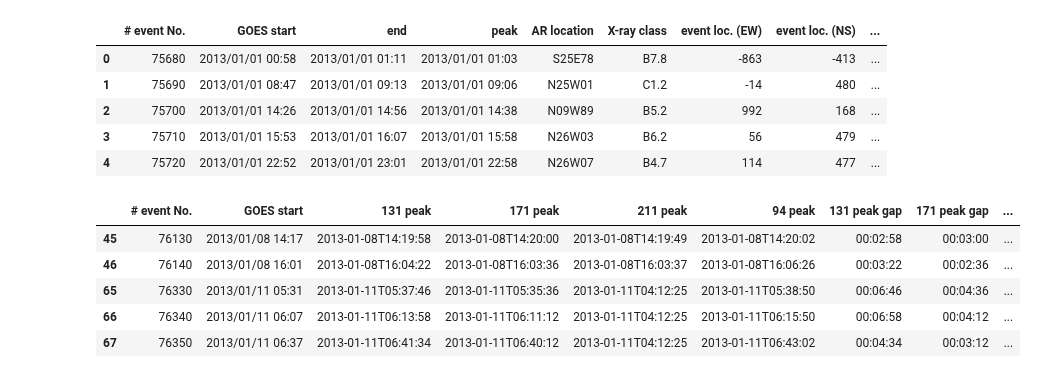
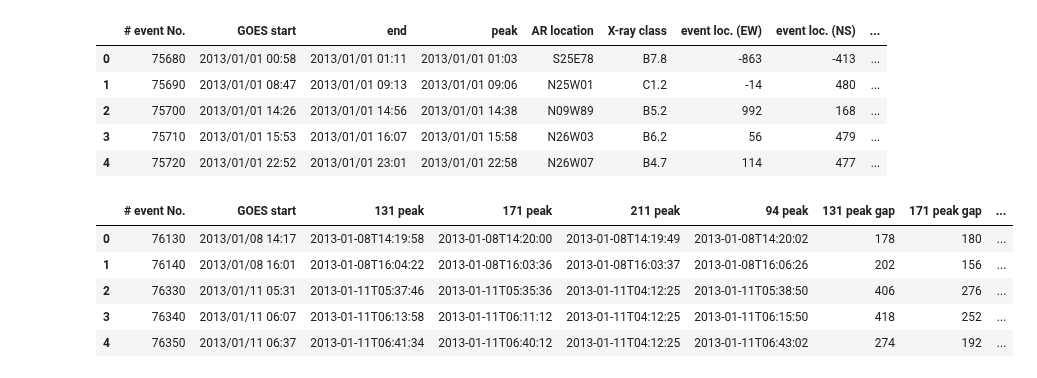
Before and after one commit to Nschanche/Flare_peaks, a Jupyter notebook: flare_project.ipynb, the cells around one changed output. Saved outputs shown, nothing was run; the diff lists cells and outputs as text; code cells hidden in the pictures.

Commit message:
Calculate time difference as seconds.

```diff
--- a/flare_project.ipynb
+++ b/flare_project.ipynb
@@ -631,21 +631,25 @@ merged_flare_data.head()
 # %%
 peaks = merged_flare_data[['# event No.','GOES start','131 peak','171 peak','211 peak','94 peak']]
 
 peaks131Filtered = peaks[merged_flare_data['131 peak'] <> '']
 peaks171Filtered = peaks131Filtered[merged_flare_data['171 peak'] <> '']
 peaks211Filtered = peaks171Filtered[merged_flare_data['211 peak'] <> '']
 peaksFiltered = peaks211Filtered[merged_flare_data['94 peak'] <> '']
 
-peaksFiltered['131 peak gap'] = pd.to_datetime(peaksFiltered['131 peak']) - pd.to_datetime(peaksFiltered['GOES start'])
-peaksFiltered['171 peak gap'] = pd.to_datetime(peaksFiltered['171 peak']) - pd.to_datetime(peaksFiltered['GOES start'])
-peaksFiltered['211 peak gap'] = pd.to_datetime(peaksFiltered['211 peak']) - pd.to_datetime(peaksFiltered['GOES start'])
-peaksFiltered['94 peak gap'] = pd.to_datetime(peaksFiltered['94 peak']) - pd.to_datetime(peaksFiltered['GOES start'])
+def seconds_between(start, end):
+    return (pd.to_datetime(start) - pd.to_datetime(end)).apply(lambda x: x / np.timedelta64(1, 's'))
 
+peaksFiltered['131 peak gap'] = seconds_between(peaksFiltered['131 peak'], peaksFiltered['GOES start'])
+peaksFiltered['171 peak gap'] = seconds_between(peaksFiltered['171 peak'], peaksFiltered['GOES start'])
+peaksFiltered['211 peak gap'] = seconds_between(peaksFiltered['211 peak'], peaksFiltered['GOES start'])
+peaksFiltered['94 peak gap'] = seconds_between(peaksFiltered['94 peak'], peaksFiltered['GOES start'])
+
+peaksFiltered.reset_index(inplace=True, drop=True)
 peaksFiltered.head()
 # %% [output]
 |  | # event No. | GOES start | 131 peak | 171 peak | 211 peak | 94 peak | 131 peak gap | 171 peak gap | ... |
-| 45 | 76130 | 2013/01/08 14:17 | 2013-01-08T14:19:58 | 2013-01-08T14:20:00 | 2013-01-08T14:19:49 | 2013-01-08T14:20:02 | 00:02:58 | 00:03:00 | ... |
-| 46 | 76140 | 2013/01/08 16:01 | 2013-01-08T16:04:22 | 2013-01-08T16:03:36 | 2013-01-08T16:03:37 | 2013-01-08T16:06:26 | 00:03:22 | 00:02:36 | ... |
-| 65 | 76330 | 2013/01/11 05:31 | 2013-01-11T05:37:46 | 2013-01-11T05:35:36 | 2013-01-11T04:12:25 | 2013-01-11T05:38:50 | 00:06:46 | 00:04:36 | ... |
-| 66 | 76340 | 2013/01/11 06:07 | 2013-01-11T06:13:58 | 2013-01-11T06:11:12 | 2013-01-11T04:12:25 | 2013-01-11T06:15:50 | 00:06:58 | 00:04:12 | ... |
-| 67 | 76350 | 2013/01/11 06:37 | 2013-01-11T06:41:34 | 2013-01-11T06:40:12 | 2013-01-11T04:12:25 | 2013-01-11T06:43:02 | 00:04:34 | 00:03:12 | ... |
+| 0 | 76130 | 2013/01/08 14:17 | 2013-01-08T14:19:58 | 2013-01-08T14:20:00 | 2013-01-08T14:19:49 | 2013-01-08T14:20:02 | 178 | 180 | ... |
+| 1 | 76140 | 2013/01/08 16:01 | 2013-01-08T16:04:22 | 2013-01-08T16:03:36 | 2013-01-08T16:03:37 | 2013-01-08T16:06:26 | 202 | 156 | ... |
+| 2 | 76330 | 2013/01/11 05:31 | 2013-01-11T05:37:46 | 2013-01-11T05:35:36 | 2013-01-11T04:12:25 | 2013-01-11T05:38:50 | 406 | 276 | ... |
+| 3 | 76340 | 2013/01/11 06:07 | 2013-01-11T06:13:58 | 2013-01-11T06:11:12 | 2013-01-11T04:12:25 | 2013-01-11T06:15:50 | 418 | 252 | ... |
+| 4 | 76350 | 2013/01/11 06:37 | 2013-01-11T06:41:34 | 2013-01-11T06:40:12 | 2013-01-11T04:12:25 | 2013-01-11T06:43:02 | 274 | 192 | ... |
```
